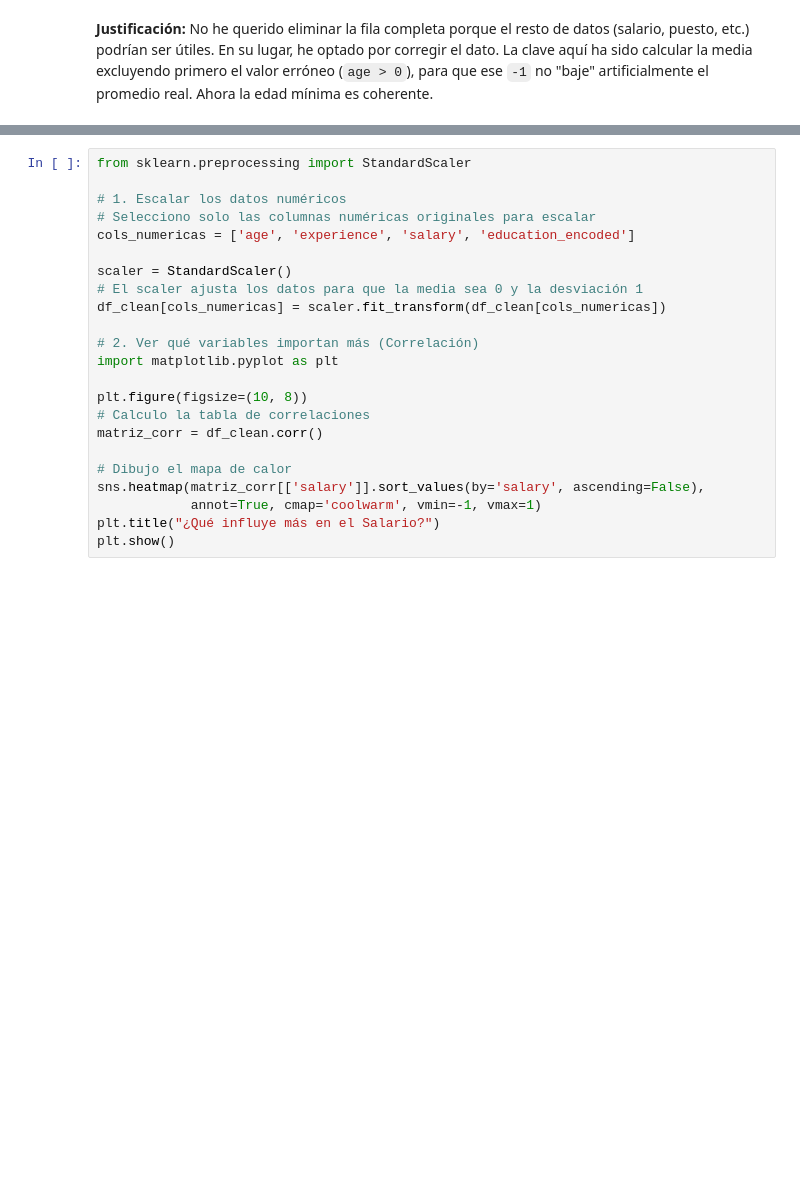
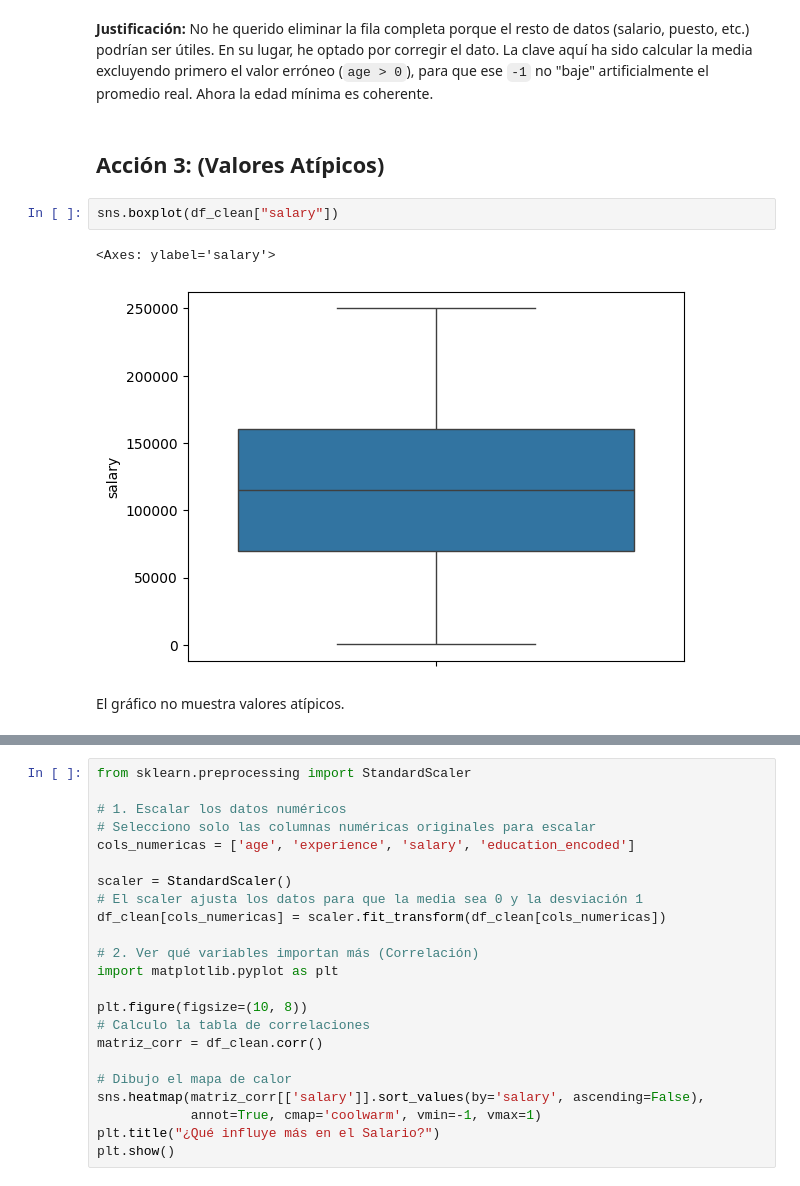
Before and after one commit to kachytronico/colab-PIA, a Jupyter notebook: PIA_02_Tarea_Procesamiento_de_la_informacion.ipynb, the cells around one changed output, grey strips where cells are left out. Cells and saved outputs as stored; diff of their text form; blank space fills up the shorter version.

```diff
--- a/PIA_02_Tarea_Procesamiento_de_la_informacion.ipynb
+++ b/PIA_02_Tarea_Procesamiento_de_la_informacion.ipynb
@@ -249,3 +289,12 @@ Nueva edad mínima: 21.0
 # %% [markdown]
 **Justificación:**
 No he querido eliminar la fila completa porque el resto de datos (salario, puesto, etc.) podrían ser útiles. En su lugar, he optado por corregir el dato. La clave aquí ha sido calcular la media excluyendo primero el valor erróneo (`age > 0`), para que ese `-1` no "baje" artificialmente el promedio real. Ahora la edad mínima es coherente.
+# %% [markdown]
+## Acción 3: (Valores Atípicos)
+# %%
+sns.boxplot(df_clean["salary"])
+# %% [output]
+<Axes: ylabel='salary'>
+[figure, added]
+# %% [markdown]
+El gráfico no muestra valores atípicos.
```
Also changed, not shown: parts of 32 cells of this notebook.
